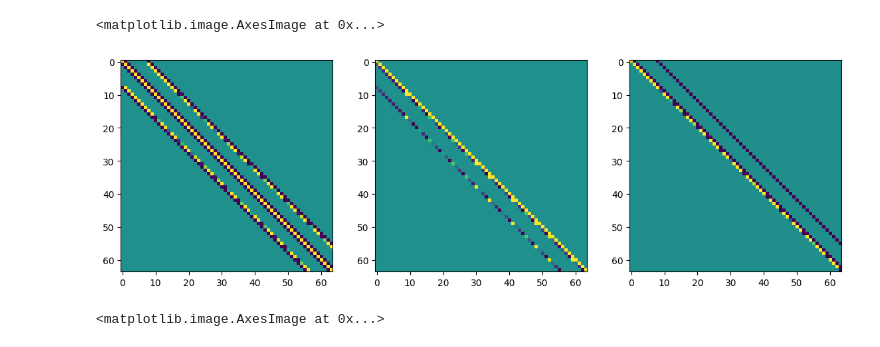
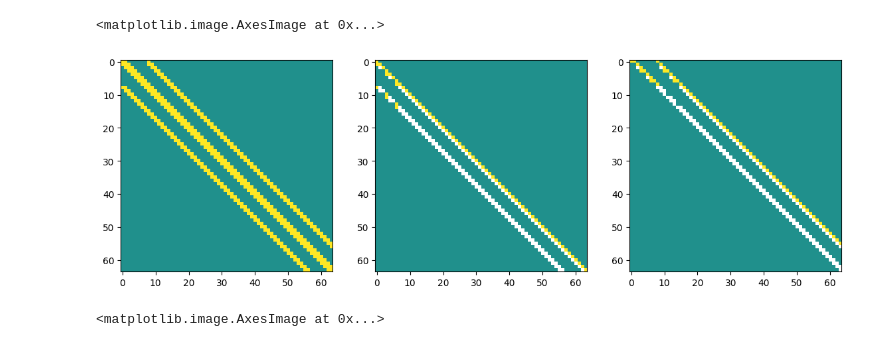
Before and after one commit to vltrifonov/PreCorrector, a Jupyter notebook: experiments/Compare_g32_b64.ipynb, the cells around one changed output. Drawn from its saved outputs; the diff is of its cells as text; code cells hidden in the pictures.

```diff
--- a/experiments/Compare_g32_b64.ipynb
+++ b/experiments/Compare_g32_b64.ipynb
@@ -156,13 +110,13 @@ L, L1
 # %%
 B = L @ U
-# B.data = (B.data * 0) + 100
+B.data = (B.data * 0) + 1
 L1, U1 = ilupp.ilu0(B)
 _, axes = plt.subplots(1, 3, figsize=(14,14))
 axes[0].imshow(B.todense(), vmin=-1, vmax=1)
 axes[1].imshow(L1.todense(), vmin=-1, vmax=1)
 axes[2].imshow(U1.todense(), vmin=-1, vmax=1)
 # %% [output]
 <matplotlib.image.AxesImage at 0x...>
-[figure, old version]
+[figure, new version]
 # %%
 C = L1 @ U1
```
Also changed, not shown: parts of 20 cells of this notebook, 5 other files.
